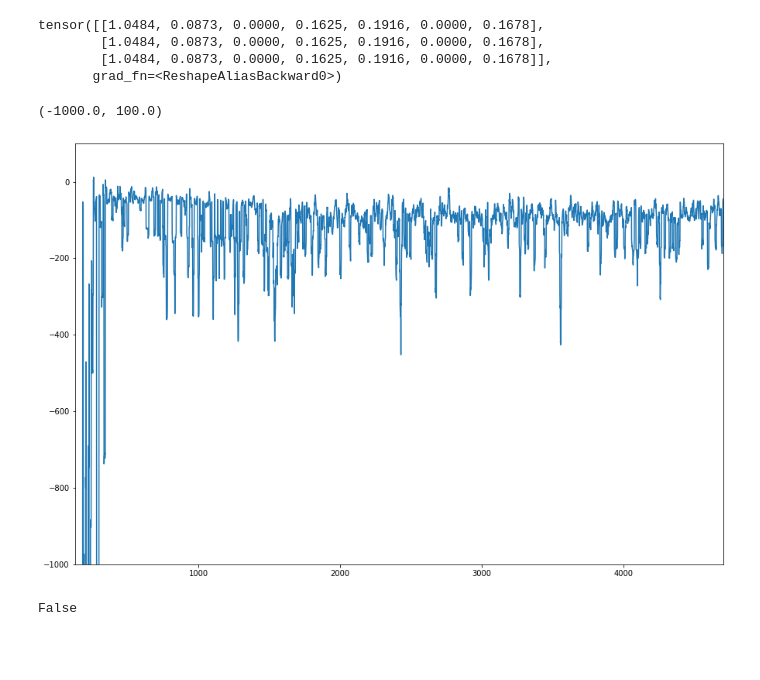
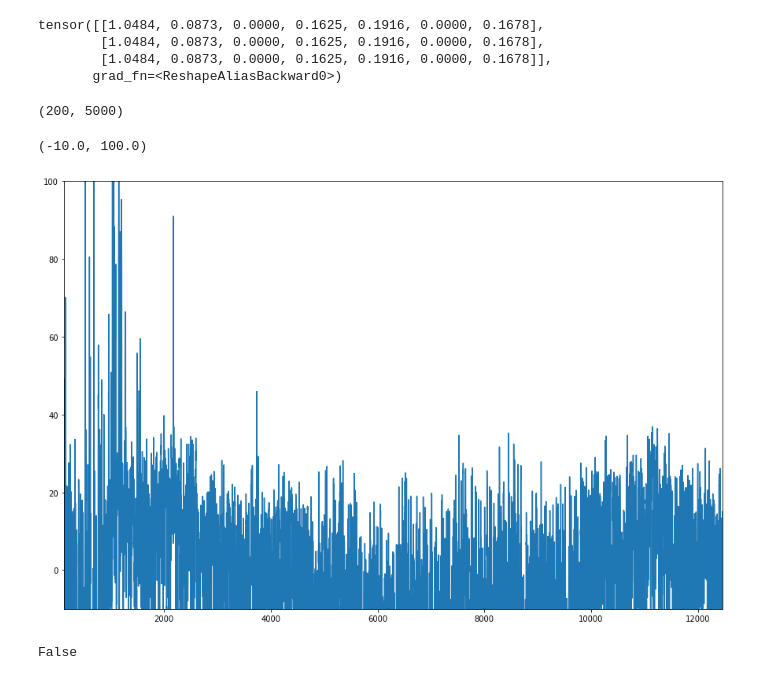
Before and after one commit to jprogrammer13/jumpleg_rl, a Jupyter notebook: src/Untitled.ipynb, the cells around one changed output. Drawn from its saved outputs; the diff is of its cells as text; code cells hidden in the pictures; blank space fills up the shorter version.

```diff
--- a/src/Untitled.ipynb
+++ b/src/Untitled.ipynb
@@ -342,0 +347,4 @@ rb = joblib.load("/home/riccardo/trento_lab_home/ReplayBuffer.joblib")
+# %%
+dataset.shape
+# %% [output]
+(200, 5000)
@@ -345,19 +355,18 @@ rew = np.copy(rb.reward[:mem_size])
 # %%
 rew = rew.flatten()
 # %%
-kernel_size =101000
+kernel_size =5
 kernel = np.ones(kernel_size) / kernel_size
 data_convolved = np.convolve(rew, kernel, mode='same')
 # %%
 plt.figure(figsize=(15,10))
-mem_size = rb.mem_size
 plt.plot(range(mem_size),data_convolved)
 plt.xlim((128,mem_size))
 # plt.yscale("symlog")
-plt.ylim((-1000,100))
+plt.ylim((-10,100))
 # %% [output]
-(-1000.0, 100.0)
+(-10.0, 100.0)
-[figure, old version]
+[figure, new version]
 # %%
 import os
 # %%
```
Also changed, not shown: parts of 3 cells of this notebook, 2 other files.
